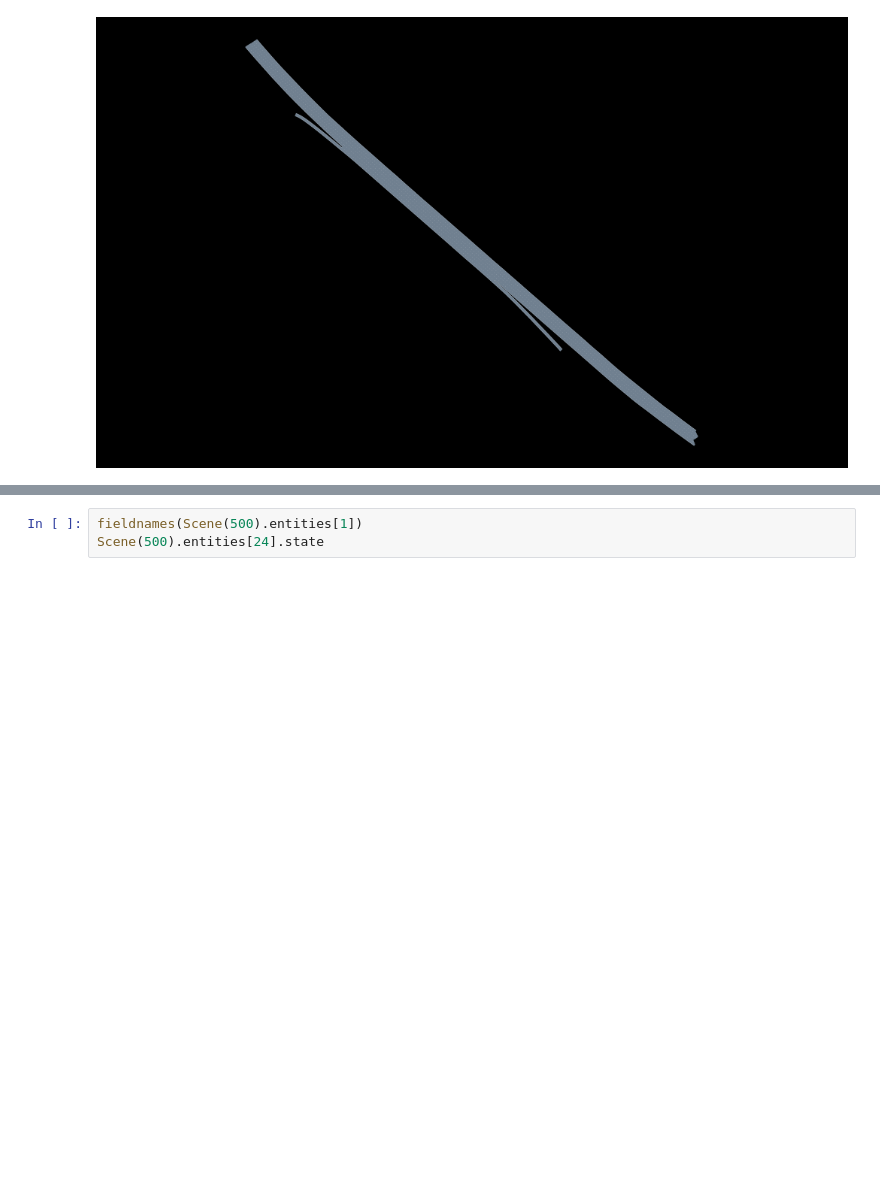
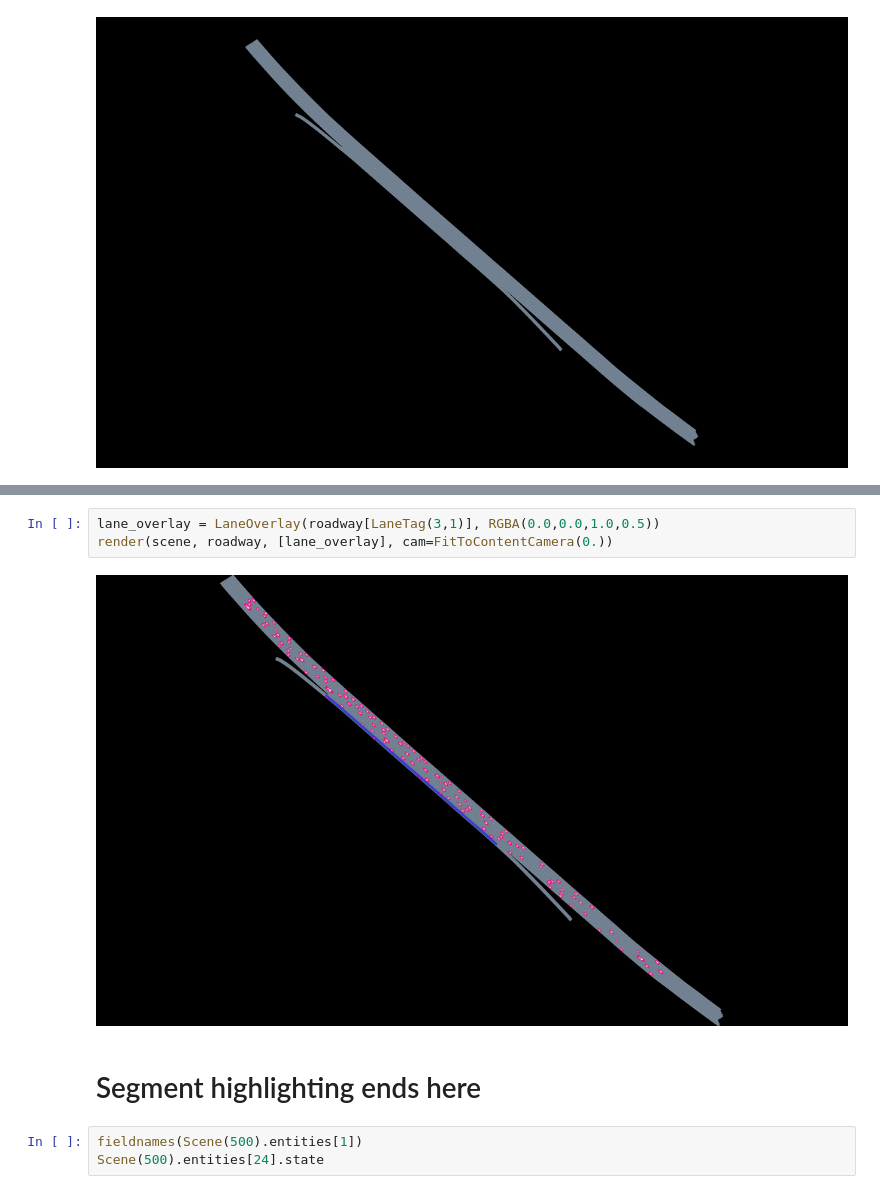
Before and after one commit to raunakbh92/ngsim_env, a Jupyter notebook: scripts/imitation/ngsim_roadway_sandbox.ipynb, the cells around one changed output, grey strips where cells are left out. Cells and saved outputs as stored; diff of their text form; blank space fills up the shorter version.

```diff
--- a/scripts/imitation/ngsim_roadway_sandbox.ipynb
+++ b/scripts/imitation/ngsim_roadway_sandbox.ipynb
@@ -33,3 +47,10 @@ Possible fix, define
+# %%
+lane_overlay = LaneOverlay(roadway[LaneTag(3,1)], RGBA(0.0,0.0,1.0,0.5))
+render(scene, roadway, [lane_overlay], cam=FitToContentCamera(0.))
+# %% [output]
+[figure, added]
+# %% [markdown]
+# Segment highlighting ends here
 # %%
 fieldnames(Scene(500).entities[1])
 Scene(500).entities[24].state
```
Also changed, not shown: parts of 6 cells of this notebook.
